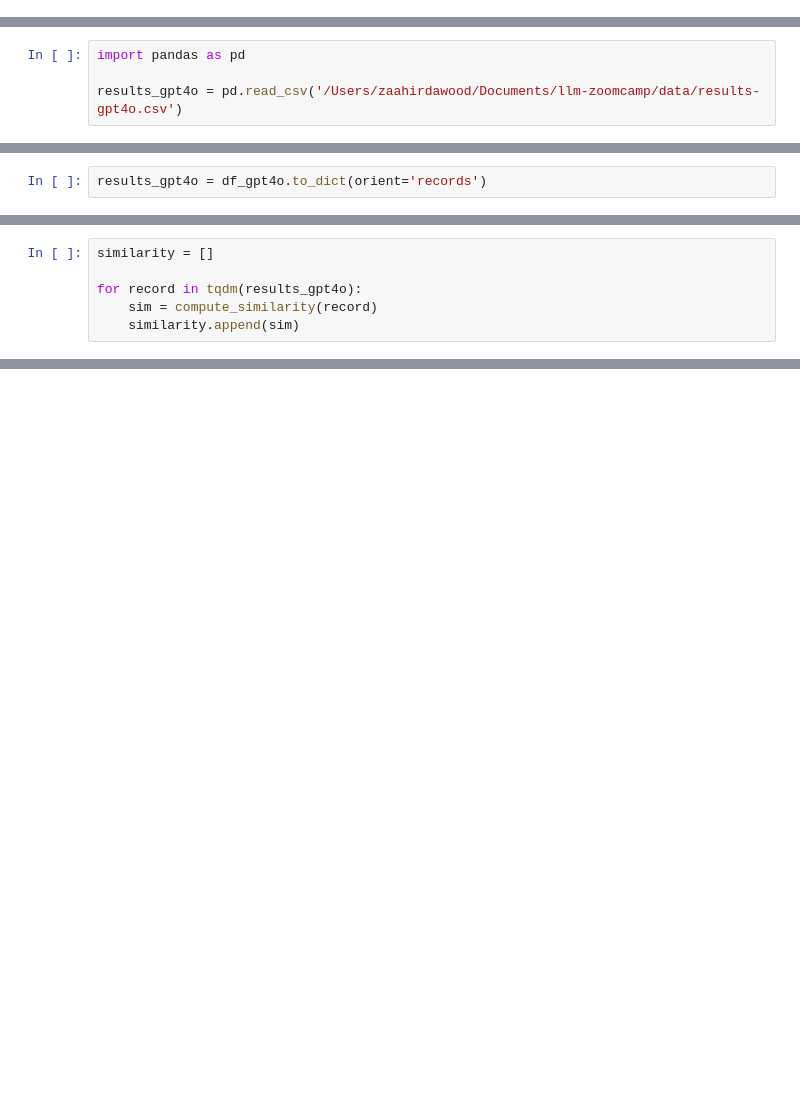
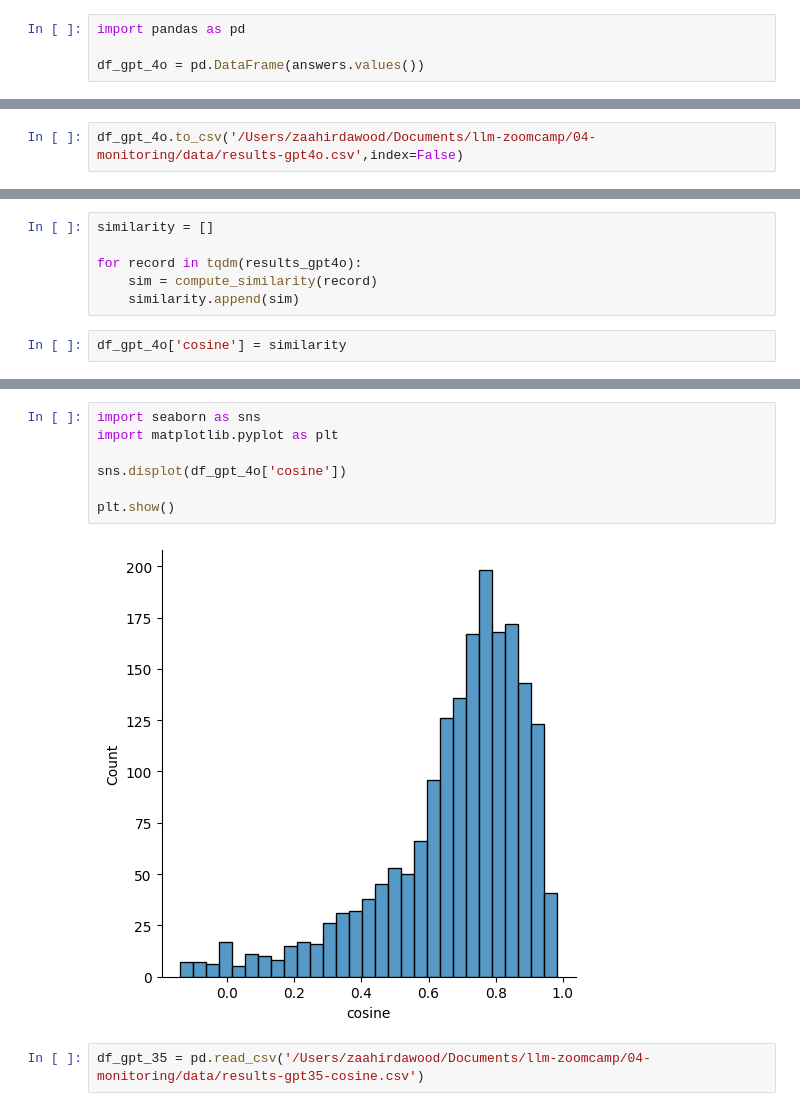
Before and after one commit to zaahirdawood/llm-zoomcamp, a Jupyter notebook: 04-monitoring/offline-rag-evalution.ipynb, the cells around one changed output, grey strips where cells are left out. Saved outputs shown, nothing was run; the diff lists cells and outputs as text; blank space fills up the shorter version.

```diff
--- a/04-monitoring/offline-rag-evalution.ipynb
+++ b/04-monitoring/offline-rag-evalution.ipynb
@@ -256,3 +260,7 @@ for i, rec in enumerate(tqdm(ground_truth)):
         'question': rec['question'],
         'course': rec['course'],
     } # haven't run this to avoid hitting rate limit that was reached on the first attempt
+# %%
+import pandas as pd
+
+df_gpt_4o = pd.DataFrame(answers.values())
@@ -265,4 +317,2 @@ for i, val in answers.items():
 # %%
-import pandas as pd
-
-results_gpt4o = pd.read_csv('/Users/zaahirdawood/Documents/llm-zoomcamp/data/results-gpt4o.csv')
+df_gpt_4o.to_csv('/Users/zaahirdawood/Documents/llm-zoomcamp/04-monitoring/data/results-gpt4o.csv',index=False)
@@ -318,5 +390,3 @@ results_llama = map_progress(pool, ground_truth, process_record)
-# %%
-results_gpt4o = df_gpt4o.to_dict(orient='records')
 # %%
 def compute_similarity(record):
     answer_orig = record['answer_orig']
@@ -334,3 +402,5 @@ similarity = []
 for record in tqdm(results_gpt4o):
     sim = compute_similarity(record)
     similarity.append(sim)
+# %%
+df_gpt_4o['cosine'] = similarity
@@ -336,0 +445,11 @@ for record in tqdm(results_gpt4o):
+# %%
+import seaborn as sns
+import matplotlib.pyplot as plt
+
+sns.displot(df_gpt_4o['cosine'])
+
+plt.show()
+# %% [output]
+[figure, added]
+# %%
+df_gpt_35 = pd.read_csv('/Users/zaahirdawood/Documents/llm-zoomcamp/04-monitoring/data/results-gpt35-cosine.csv')
```
Also changed, not shown: parts of 30 cells of this notebook, 6 other files.
